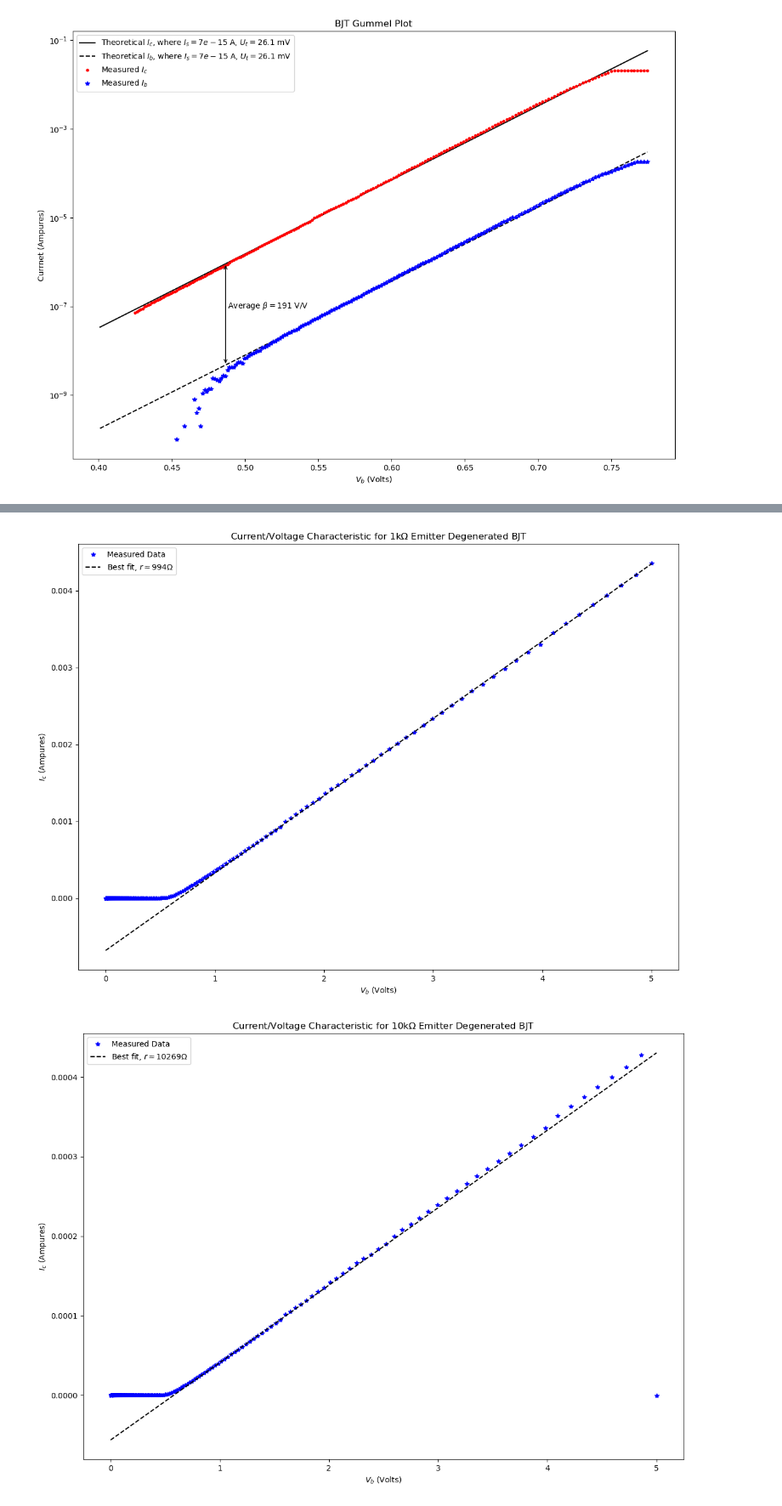
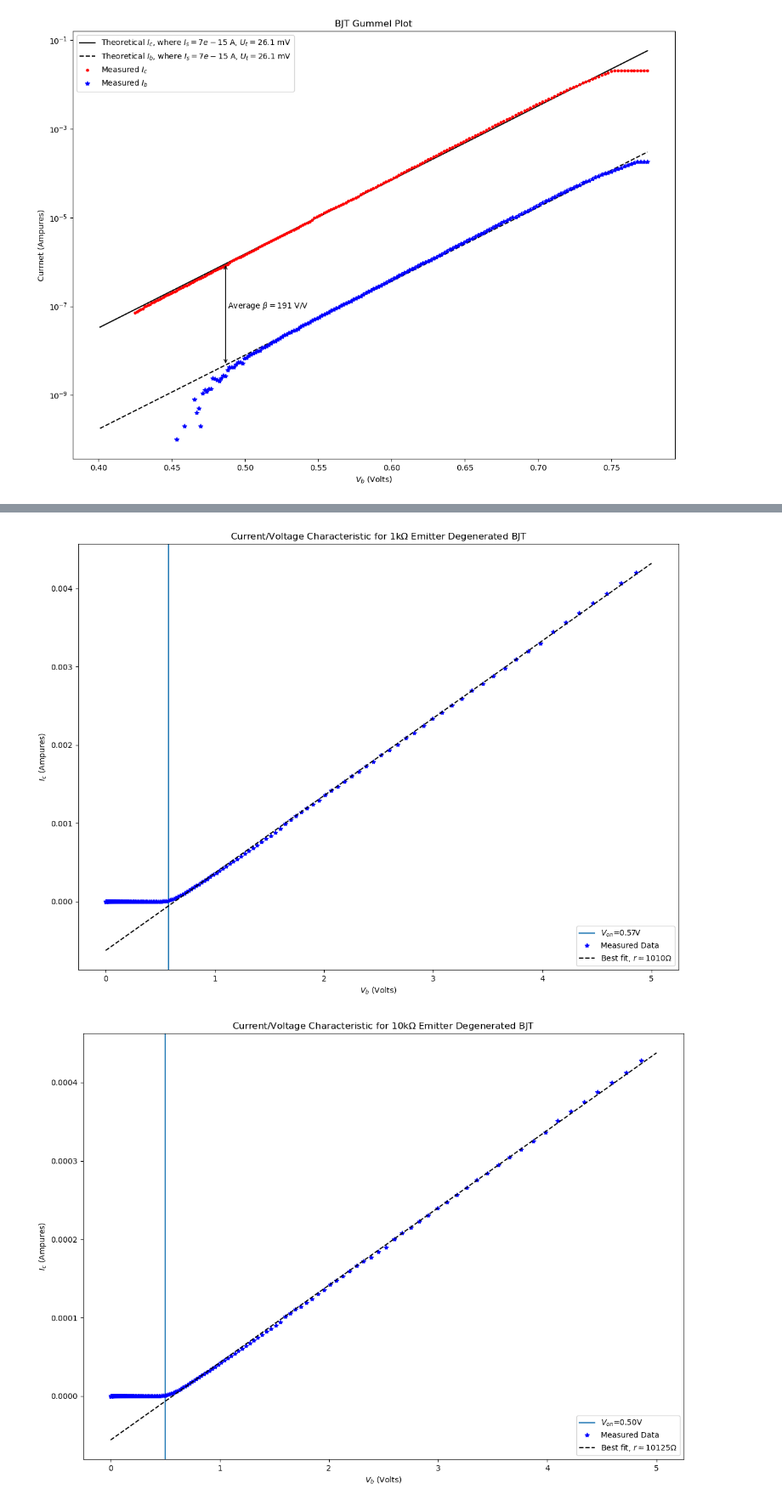
Before and after one commit to akshat-creator/IntroMicroelectronicCircuitswithLaboratory, a Jupyter notebook: Lab3/exp2.ipynb, the cells around one changed output, grey strips where cells are left out. Shown: that part at 85% size. Cells and saved outputs as stored; diff of their text form; code cells hidden in the pictures.

```diff
--- a/Lab3/exp2.ipynb
+++ b/Lab3/exp2.ipynb
@@ -108,27 +110,37 @@ plt.close()
 # %%
+v_on_map = {}
+
 for r, df in exp2_data.items():
     v_b = df["voltage_base"].to_numpy()[::-1]
     i_c = df["current_collector"].to_numpy()[::-1]
-    if r == "1k":
-        first, last, mmax, bmax, Nmax = linefit(v_b, i_c, 1e-3)
-    else:
-        first, last, mmax, bmax, Nmax = linefit(v_b, i_c, 1e-4)
+
+    first, last, mmax, bmax, Nmax = linefit(v_b, i_c, .03)
+    if r == "10k":
+        first, last, mmax, bmax, Nmax = linefit(v_b, i_c, .05)
+
+    v_on_map[r] = v_b[first]
+
     v_b_fit = np.linspace(0, 5)
     i_c_fit = v_b_fit * mmax + bmax
 
+
+
     plt.figure(figsize=(14, 10))
+
+    plt.axvline(v_on_map[r], label="$V_{on}$" + f"={v_on_map[r]:0.2f}V")
 
     plt.plot(v_b, i_c, "b*", label="Measured Data")
     plt.plot(v_b_fit, i_c_fit, "k--", label=f"Best fit, $r\\approx{int(1/mmax)}\Omega$")
 
 
     plt.xlabel("$V_b$ (Volts)")
     plt.ylabel("$I_c$ (Ampures)")
     plt.title(f"Current/Voltage Characteristic for {r}$\Omega$ Emitter Degenerated BJT")
 
     plt.legend()
+    plt.savefig(f"exp2-ic_vb_characteristic_{r}.pdf")
     plt.show()
     plt.close()
 # %% [output]
-[figure, old version]
+[figure, new version]
-[figure, old version]
+[figure, new version]
```
Also changed, not shown: parts of 5 cells of this notebook, 10 other files.
